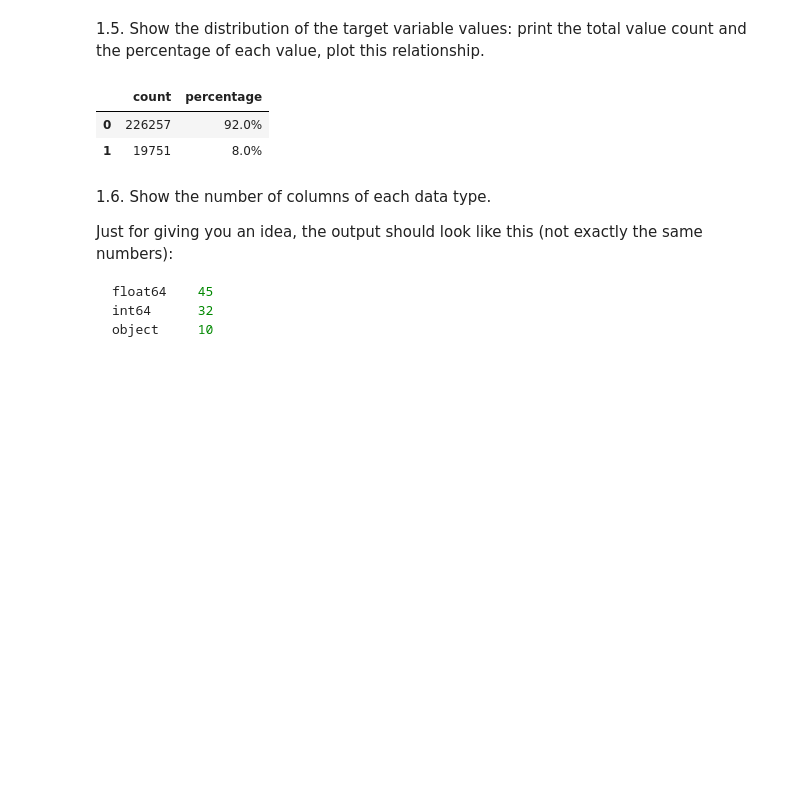
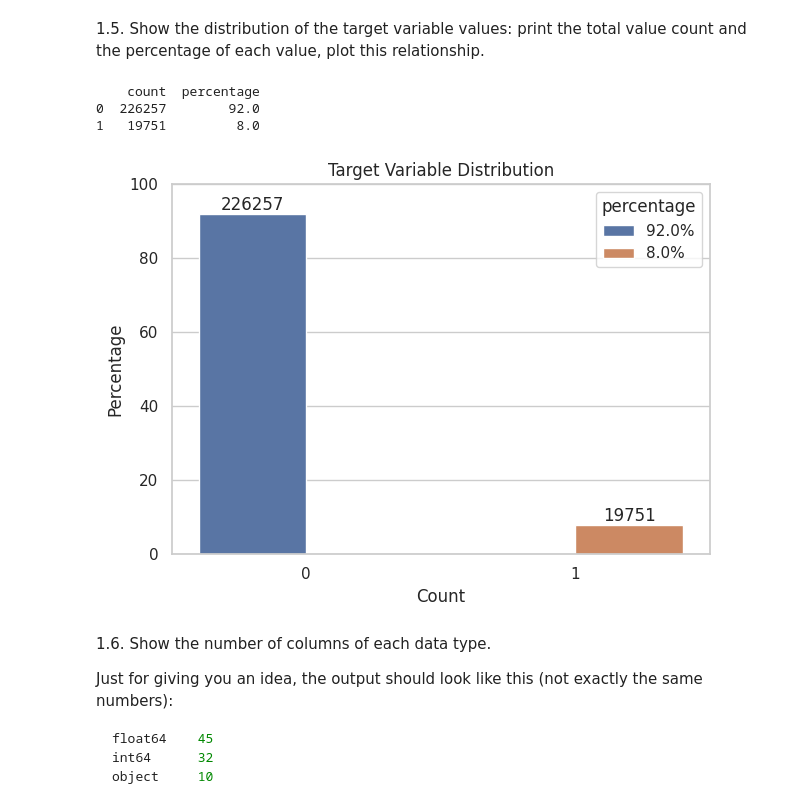
Before and after one commit to murru-dev/anyone-ai-project-2, a Jupyter notebook: AnyoneAI - Sprint Project 02.ipynb, the cells around one changed output. Drawn from its saved outputs; the diff is of its cells as text; code cells hidden in the pictures; blank space fills up the shorter version.

Commit message:
Added barplot for target distribution

```diff
--- a/AnyoneAI - Sprint Project 02.ipynb
+++ b/AnyoneAI - Sprint Project 02.ipynb
@@ -150,13 +150,28 @@ df_transposed
 # %%
 ### TODO Complete in this cell: show distribution of target variable
 counts = df.TARGET.value_counts()
-percs = df.TARGET.value_counts(normalize=True).mul(100).round(1).astype(str) + '%'
+percs = df.TARGET.value_counts(normalize=True).mul(100).round(1)
 target_distribution = pd.concat([counts, percs], axis=1, keys=['count', 'percentage'])
-target_distribution
+print(target_distribution.to_string())
+
+splot = sns.barplot(target_distribution, x=target_distribution.index, y='percentage', hue=target_distribution.percentage.astype(str) + '%')
+splot.set_title('Target Variable Distribution')
+
+plt.xlabel('Count')
+plt.ylabel('Percentage')
+
+for i, c in enumerate(counts):
+    plt.bar_label(splot.containers[i], labels=counts, fmt='%.1f')
+
+plt.ylim([0, 100])
+plt.tight_layout()
+
+plt.show()
 # %% [output]
-|  | count | percentage |
-| 0 | 226257 | 92.0% |
-| 1 | 19751 | 8.0% |
+    count  percentage
+0  226257        92.0
+1   19751         8.0
+[figure, added]
 # %% [markdown]
 1.6. Show the number of columns of each data type.
 
```
Also changed, not shown: parts of 2 cells of this notebook.
